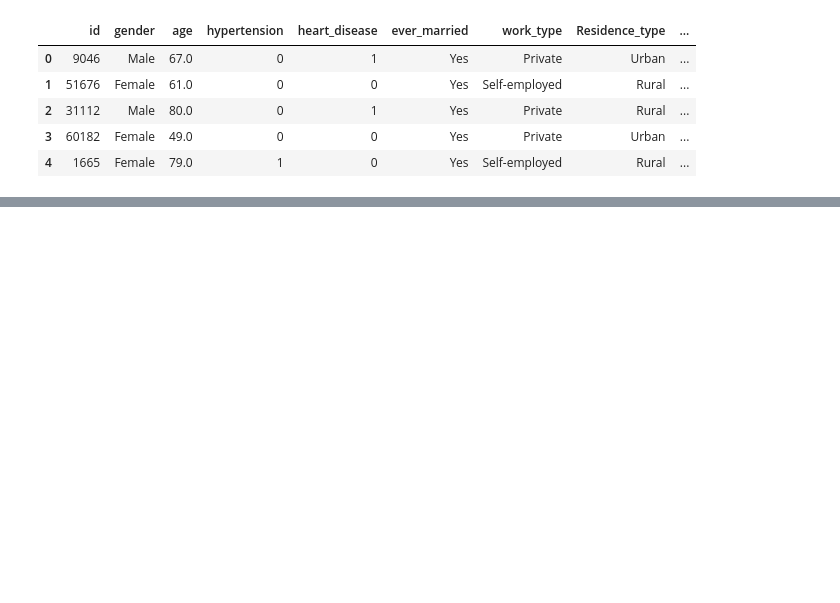
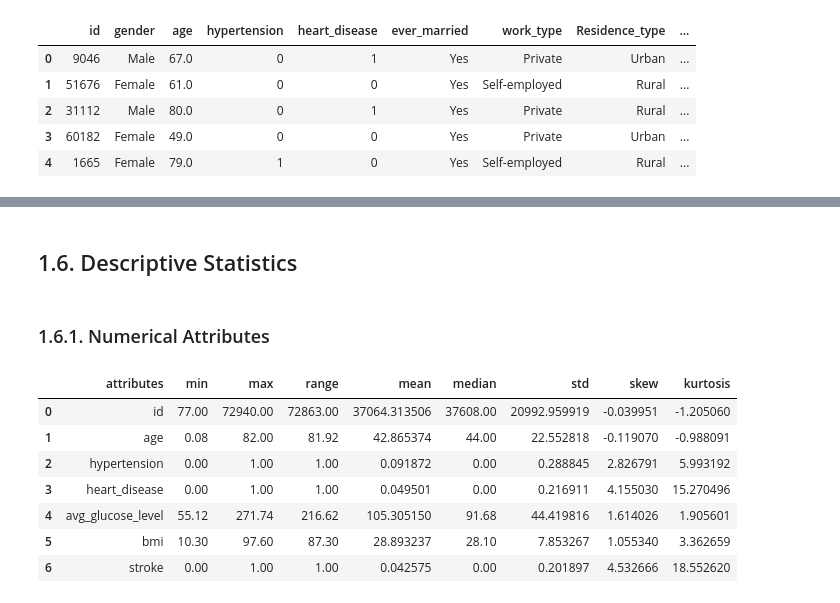
Before and after one commit to felipealmeidac3/stroke_prediction, a Jupyter notebook: notebooks/s1_stroke_prediction.ipynb, the cells around one changed output, grey strips where cells are left out. Saved outputs shown, nothing was run; the diff lists cells and outputs as text; code cells hidden in the pictures; blank space fills up the shorter version.

Commit message:
descriptive statistics

```diff
--- a/notebooks/s1_stroke_prediction.ipynb
+++ b/notebooks/s1_stroke_prediction.ipynb
@@ -55,0 +120,31 @@ dtype: int64
+# %% [markdown]
+## 1.6. Descriptive Statistics
+# %% [markdown]
+### 1.6.1. Numerical Attributes
+# %%
+aux = df.select_dtypes(include = ['int64', 'float64'])
+# %%
+# Mean and Median
+ct1 = pd.DataFrame( aux.apply( np.mean ) ).T
+ct2 = pd.DataFrame( aux.apply( np.median ) ).T
+
+# STD, Min, Max, Range, Skew and Kurtosis
+d1 = pd.DataFrame( aux.apply( np.std ) ).T
+d2 = pd.DataFrame( aux.apply( min ) ).T
+d3 = pd.DataFrame( aux.apply( max ) ).T
+d4 = pd.DataFrame( aux.apply( lambda x: x.max() - x.min() ) ).T
+d5 = pd.DataFrame( aux.apply( lambda x: x.skew() ) ).T
+d6 = pd.DataFrame( aux.apply( lambda x: x.kurtosis() ) ).T
+
+m = pd.concat( [d2, d3, d4, ct1, ct2, d1, d5, d6] ).T.reset_index()
+m.columns = ['attributes', 'min', 'max', 'range', 'mean', 'median', 'std', 'skew', 'kurtosis']
+m
+# %% [output]
+|  | attributes | min | max | range | mean | median | std | skew | kurtosis |
+| 0 | id | 77.00 | 72940.00 | 72863.00 | 37064.313506 | 37608.00 | 20992.959919 | -0.039951 | -1.205060 |
+| 1 | age | 0.08 | 82.00 | 81.92 | 42.865374 | 44.00 | 22.552818 | -0.119070 | -0.988091 |
+| 2 | hypertension | 0.00 | 1.00 | 1.00 | 0.091872 | 0.00 | 0.288845 | 2.826791 | 5.993192 |
+| 3 | heart_disease | 0.00 | 1.00 | 1.00 | 0.049501 | 0.00 | 0.216911 | 4.155030 | 15.270496 |
+| 4 | avg_glucose_level | 55.12 | 271.74 | 216.62 | 105.305150 | 91.68 | 44.419816 | 1.614026 | 1.905601 |
+| 5 | bmi | 10.30 | 97.60 | 87.30 | 28.893237 | 28.10 | 7.853267 | 1.055340 | 3.362659 |
+| 6 | stroke | 0.00 | 1.00 | 1.00 | 0.042575 | 0.00 | 0.201897 | 4.532666 | 18.552620 |
```
Also changed, not shown: parts of 19 cells of this notebook.
